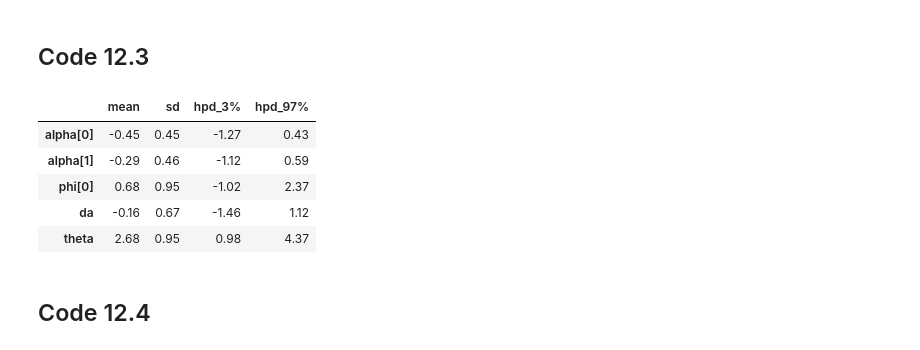
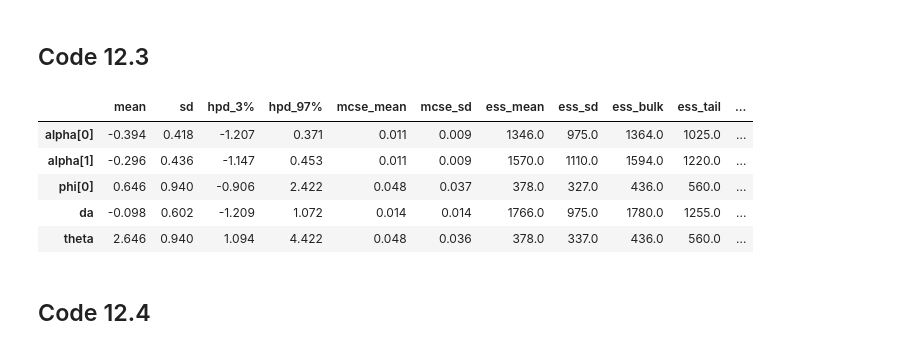
Before and after one commit to ksachdeva/rethinking-tensorflow-probability, a Jupyter notebook: notebooks/12_monsters_and_mixtures.ipynb, the cells around one changed output. Drawn from its saved outputs; the diff is of its cells as text; code cells hidden in the pictures.

```diff
--- a/notebooks/12_monsters_and_mixtures.ipynb
+++ b/notebooks/12_monsters_and_mixtures.ipynb
@@ -168,21 +225,3 @@ jdc_12_1 = model_12_1(d.gid.values, tf.cast(d.applications.values, dtype=tf.floa
 admit_values = tf.constant(d.admit.values, dtype=tf.float32)
 reject_values = tf.constant(d.reject.values, dtype=tf.float32)
 obs_values = tf.stack([admit_values, reject_values], axis=-1)
-
-posterior_12_1 = sample_from_posterior(jdc_12_1, observed_data=obs_values, params=['alpha', 'phi'])
-
-# compute the difference between alphas
-posterior_12_1["da"] = posterior_12_1["alpha"][:, 0] - \
-        posterior_12_1["alpha"][:, 1]
-
-# compute theta
-posterior_12_1["theta"] = posterior_12_1["phi"][:, 0] + 2
-
-az.summary(trace_to_arviz(posterior_12_1), round_to=2, kind='stats')
-# %% [output]
-|  | mean | sd | hpd_3% | hpd_97% |
-| alpha[0] | -0.45 | 0.45 | -1.27 | 0.43 |
-| alpha[1] | -0.29 | 0.46 | -1.12 | 0.59 |
-| phi[0] | 0.68 | 0.95 | -1.02 | 2.37 |
-| da | -0.16 | 0.67 | -1.46 | 1.12 |
-| theta | 2.68 | 0.95 | 0.98 | 4.37 |
@@ -189,2 +230,20 @@ az.summary(trace_to_arviz(posterior_12_1), round_to=2, kind='stats')
+# %%
+posterior_12_1 = trace_12_1.posterior
+
+# compute the difference between alphas
+posterior_12_1["da"] = posterior_12_1["alpha"][:,:, 0] - \
+        posterior_12_1["alpha"][:,:, 1]
+
+# compute theta
+posterior_12_1["theta"] = posterior_12_1["phi"][:,:, 0] + 2
+
+az.summary(trace_12_1)
+# %% [output]
+|  | mean | sd | hpd_3% | hpd_97% | mcse_mean | mcse_sd | ess_mean | ess_sd | ess_bulk | ess_tail | ... |
+| alpha[0] | -0.394 | 0.418 | -1.207 | 0.371 | 0.011 | 0.009 | 1346.0 | 975.0 | 1364.0 | 1025.0 | ... |
+| alpha[1] | -0.296 | 0.436 | -1.147 | 0.453 | 0.011 | 0.009 | 1570.0 | 1110.0 | 1594.0 | 1220.0 | ... |
+| phi[0] | 0.646 | 0.940 | -0.906 | 2.422 | 0.048 | 0.037 | 378.0 | 327.0 | 436.0 | 560.0 | ... |
+| da | -0.098 | 0.602 | -1.209 | 1.072 | 0.014 | 0.014 | 1766.0 | 975.0 | 1780.0 | 1255.0 | ... |
+| theta | 2.646 | 0.940 | 1.094 | 4.422 | 0.048 | 0.036 | 378.0 | 337.0 | 436.0 | 560.0 | ... |
 # %% [markdown]
 ## Code 12.4
```
Also changed, not shown: parts of 14 cells of this notebook.
